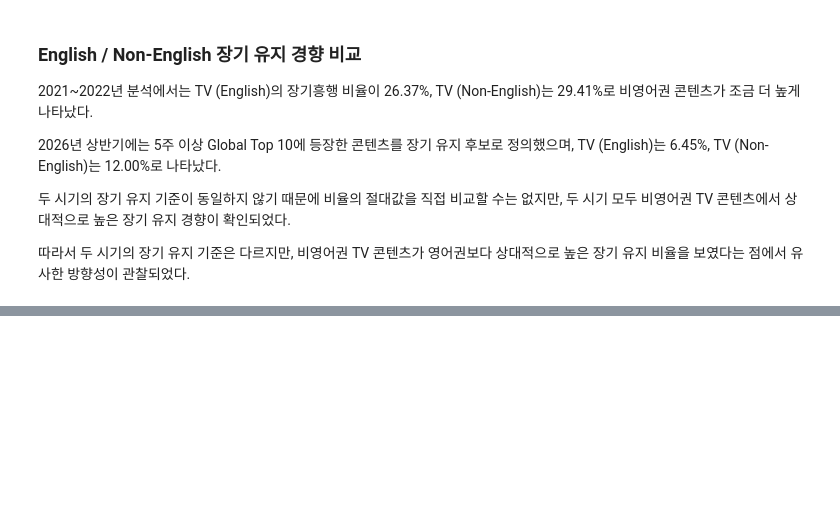
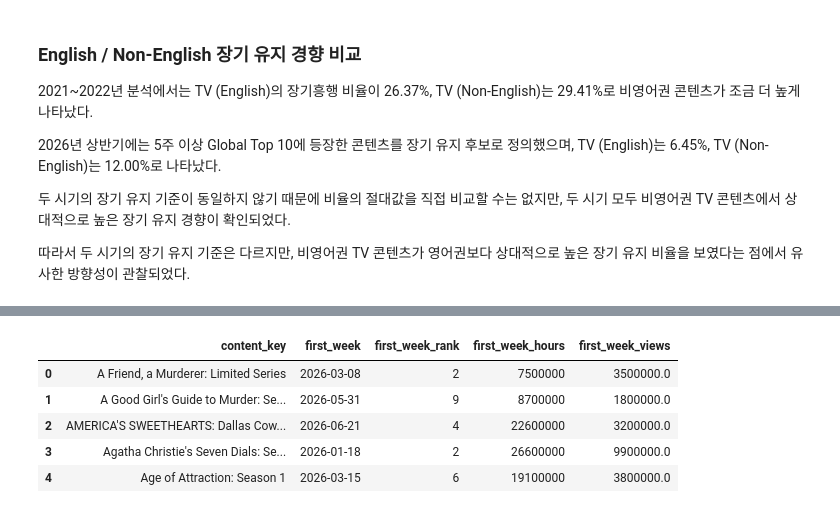
Before and after one commit to yryang101/netflix-game-ip-content-strategy, a Jupyter notebook: notebooks/04_recent_market_validation.ipynb, the cells around one changed output, grey strips where cells are left out. Saved outputs shown, nothing was run; the diff lists cells and outputs as text; code cells hidden in the pictures; blank space fills up the shorter version.

```diff
--- a/notebooks/04_recent_market_validation.ipynb
+++ b/notebooks/04_recent_market_validation.ipynb
@@ -503,0 +528,36 @@ TV (English)는 6.45%, TV (Non-English)는 12.00%로 나타났다.
+# %%
+# 2026 H1 시즌·파트별 첫 등장 시점의 순위, 시청시간, 조회수를 추출
+
+first_week_2026 = (
+    tv_h1_2026
+    .sort_values("week")
+    .groupby("content_key")
+    .first()
+    .reset_index()
+)
+
+first_week_2026 = first_week_2026[
+    [
+        "content_key",
+        "week",
+        "weekly_rank",
+        "weekly_hours_viewed",
+        "weekly_views"
+    ]
+].rename(
+    columns={
+        "week": "first_week",
+        "weekly_rank": "first_week_rank",
+        "weekly_hours_viewed": "first_week_hours",
+        "weekly_views": "first_week_views"
+    }
+)
+
+display(first_week_2026.head())
+# %% [output]
+|  | content_key | first_week | first_week_rank | first_week_hours | first_week_views |
+| 0 | A Friend, a Murderer: Limited Series | 2026-03-08 | 2 | 7500000 | 3500000.0 |
+| 1 | A Good Girl's Guide to Murder: Se... | 2026-05-31 | 9 | 8700000 | 1800000.0 |
+| 2 | AMERICA'S SWEETHEARTS: Dallas Cow... | 2026-06-21 | 4 | 22600000 | 3200000.0 |
+| 3 | Agatha Christie's Seven Dials: Se... | 2026-01-18 | 2 | 26600000 | 9900000.0 |
+| 4 | Age of Attraction: Season 1 | 2026-03-15 | 6 | 19100000 | 3800000.0 |
```
Also changed, not shown: parts of 14 cells of this notebook, 1 other file.
